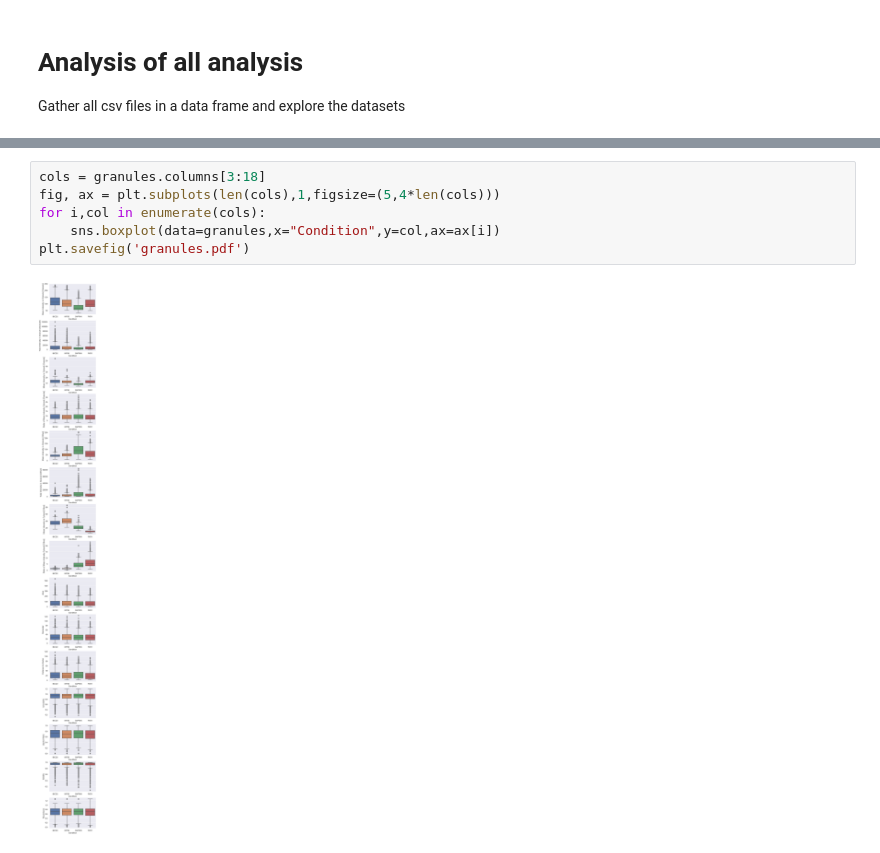
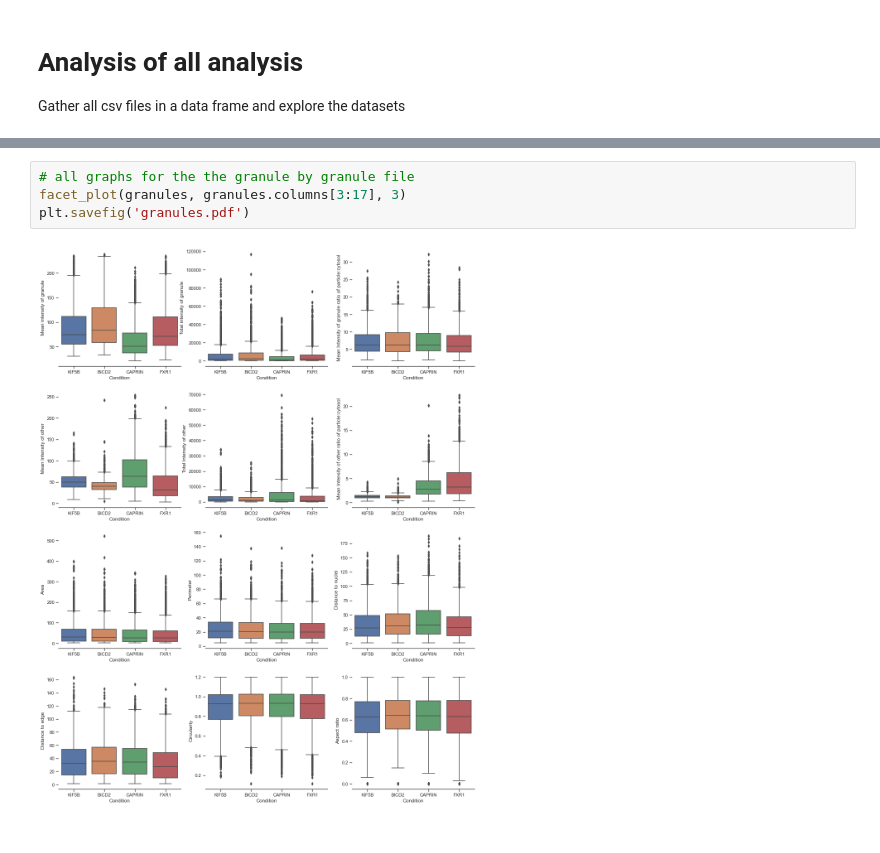
Before and after one commit to jboulanger/sganalysis, a Jupyter notebook: figures.ipynb, the cells around one changed output, grey strips where cells are left out. Saved outputs shown, nothing was run; the diff lists cells and outputs as text.

```diff
--- a/figures.ipynb
+++ b/figures.ipynb
@@ -35,8 +43,6 @@ plt.savefig('cells.pdf')
-# %%
-cols = granules.columns[3:18]
-fig, ax = plt.subplots(len(cols),1,figsize=(5,4*len(cols)))
-for i,col in enumerate(cols):
-    sns.boxplot(data=granules,x="Condition",y=col,ax=ax[i])
-plt.savefig('granules.pdf')
-# %% [output]
-[figure, removed]
+# %%
+# all graphs for the the granule by granule file
+facet_plot(granules, granules.columns[3:17], 3)
+plt.savefig('granules.pdf')
+# %% [output]
+[figure, added]
```
Also changed, not shown: parts of 4 cells of this notebook, 6 other files.
